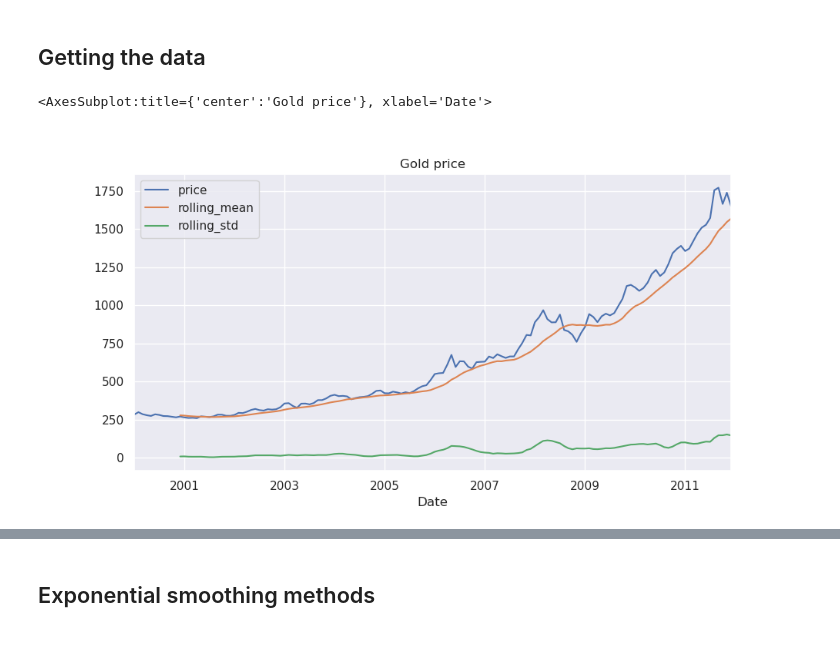
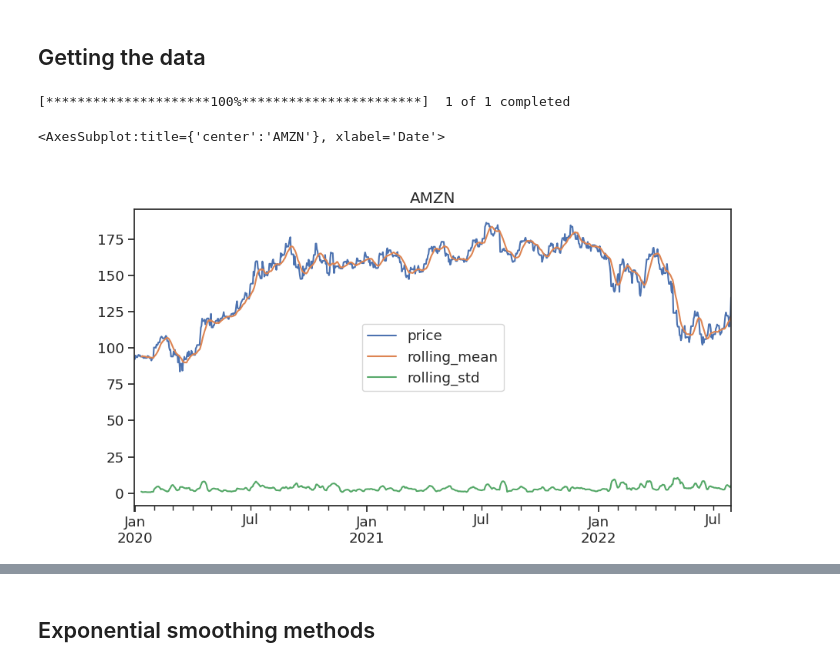
Before and after one commit to TheFerry10/financial-scraping, a Jupyter notebook: time-series-modeling.ipynb, the cells around one changed output, grey strips where cells are left out. Saved outputs shown, nothing was run; the diff lists cells and outputs as text; code cells hidden in the pictures.

```diff
--- a/time-series-modeling.ipynb
+++ b/time-series-modeling.ipynb
@@ -23,2 +25,4 @@ from matplotlib import pyplot as plt
 # %%
 plt.rcParams['figure.figsize'] = [10, 5]
+sns.set_theme(style='ticks', font_scale=1.2)
+pd.options.plotting.backend = 'matplotlib'
@@ -27,2 +28,0 @@ import seaborn as sns
-# %%
-sns.set()
@@ -37,10 +29,22 @@ df = df.resample('M').last()
+# %%
+ticker = "AMZN"
+start = datetime(2020, 1, 1)
+end = datetime(2022, 8, 1)
+data = yf.download(ticker, start, end)
+# %% [output]
+[*********************100%***********************]  1 of 1 completed
+# %%
+data.rename(columns={'Adj Close': 'price'}, inplace=True)
+df = data.loc[:, ['price']]
+df = df.resample('d').last()
+df.fillna(method='ffill', inplace=True)
 # %%
 WINDOW_SIZE = 12
 df['rolling_mean'] = df['price'].rolling(window=WINDOW_SIZE).mean()
 df['rolling_std'] = df['price'].rolling(window=WINDOW_SIZE).std()
 # %%
-df.plot(title='Gold price')
+df.plot(title=ticker)
 # %% [output]
-<AxesSubplot:title={'center':'Gold price'}, xlabel='Date'>
+<AxesSubplot:title={'center':'AMZN'}, xlabel='Date'>
-[figure, old version]
+[figure, new version]
 # %%
```
Also changed, not shown: parts of 22 cells of this notebook.
